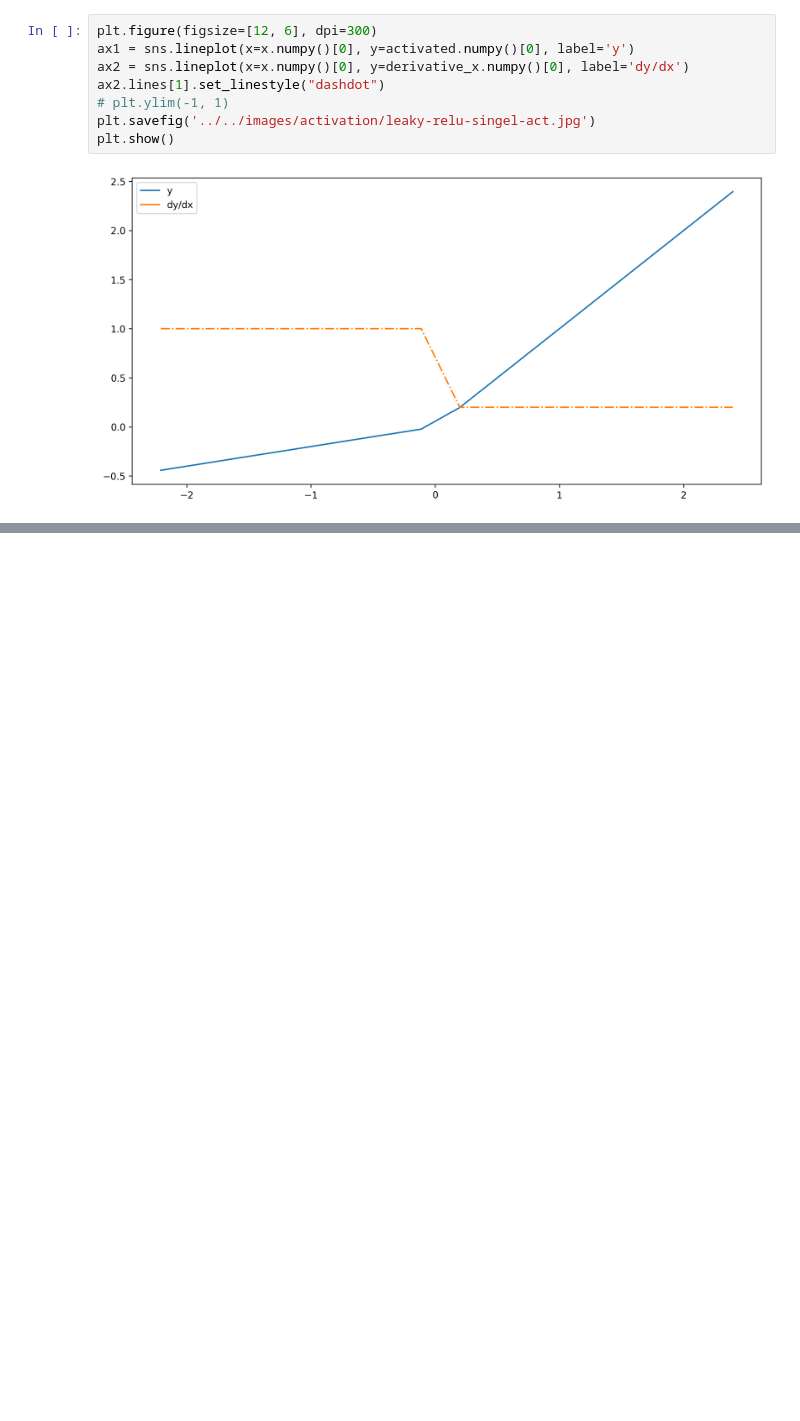
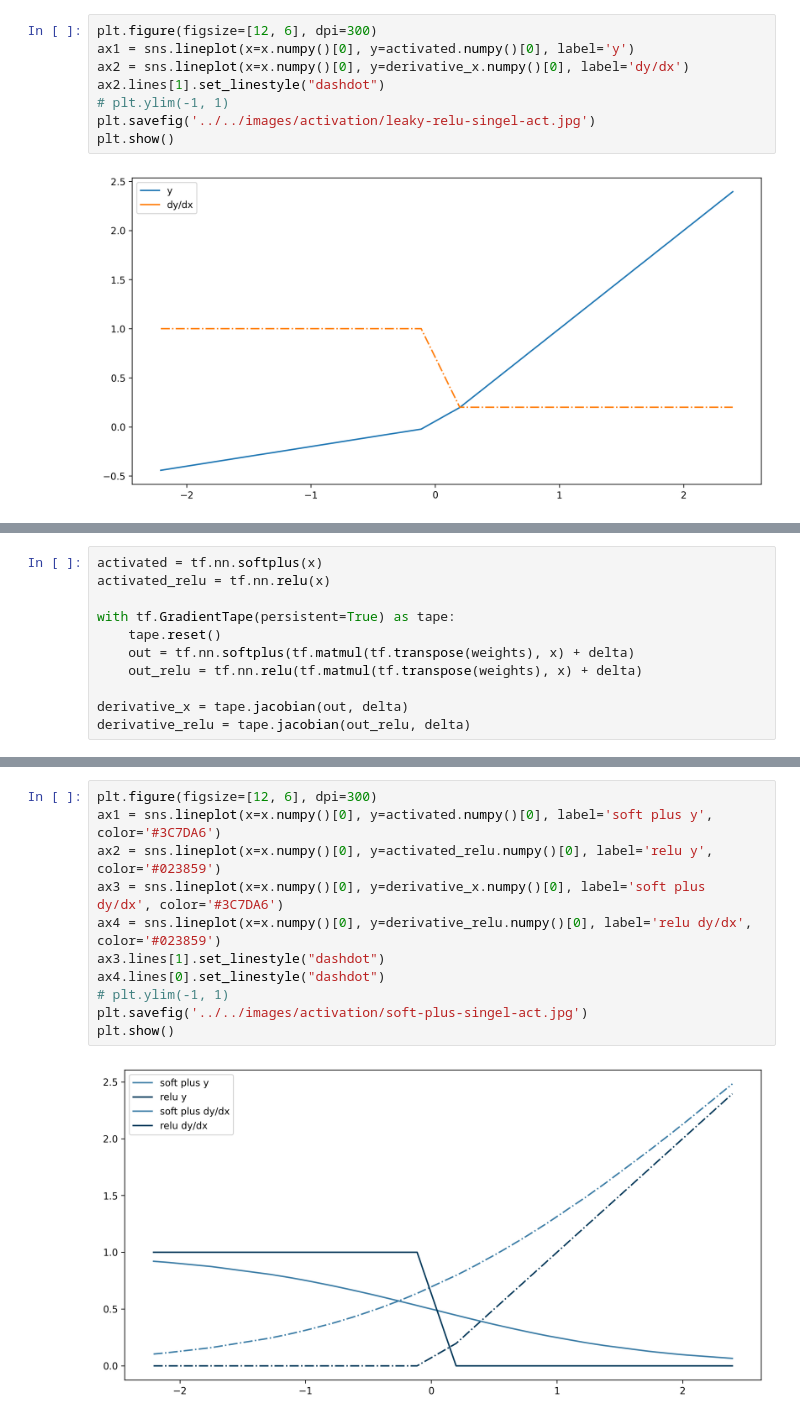
Before and after one commit to ashen007/DeepLearning-goes-deep, a Jupyter notebook: notebooks/activation/nn_activations.ipynb, the cells around one changed output, grey strips where cells are left out. Cells and saved outputs as stored; diff of their text form; blank space fills up the shorter version.

Commit message:
soft plus activation and derivative and compare with relu

```diff
--- a/notebooks/activation/nn_activations.ipynb
+++ b/notebooks/activation/nn_activations.ipynb
@@ -306,0 +311,11 @@ plt.show()
+# %%
+activated = tf.nn.softplus(x)
+activated_relu = tf.nn.relu(x)
+
+with tf.GradientTape(persistent=True) as tape:
+    tape.reset()
+    out = tf.nn.softplus(tf.matmul(tf.transpose(weights), x) + delta)
+    out_relu = tf.nn.relu(tf.matmul(tf.transpose(weights), x) + delta)
+
+derivative_x = tape.jacobian(out, delta)
+derivative_relu = tape.jacobian(out_relu, delta)
@@ -306,0 +324,13 @@ plt.show()
+# %%
+plt.figure(figsize=[12, 6], dpi=300)
+ax1 = sns.lineplot(x=x.numpy()[0], y=activated.numpy()[0], label='soft plus y', color='#3C7DA6')
+ax2 = sns.lineplot(x=x.numpy()[0], y=activated_relu.numpy()[0], label='relu y', color='#023859')
+ax3 = sns.lineplot(x=x.numpy()[0], y=derivative_x.numpy()[0], label='soft plus dy/dx', color='#3C7DA6')
+ax4 = sns.lineplot(x=x.numpy()[0], y=derivative_relu.numpy()[0], label='relu dy/dx', color='#023859')
+ax3.lines[1].set_linestyle("dashdot")
+ax4.lines[0].set_linestyle("dashdot")
+# plt.ylim(-1, 1)
+plt.savefig('../../images/activation/soft-plus-singel-act.jpg')
+plt.show()
+# %% [output]
+[figure, added]
```
Also changed, not shown: parts of 3 cells of this notebook, 1 other file.
